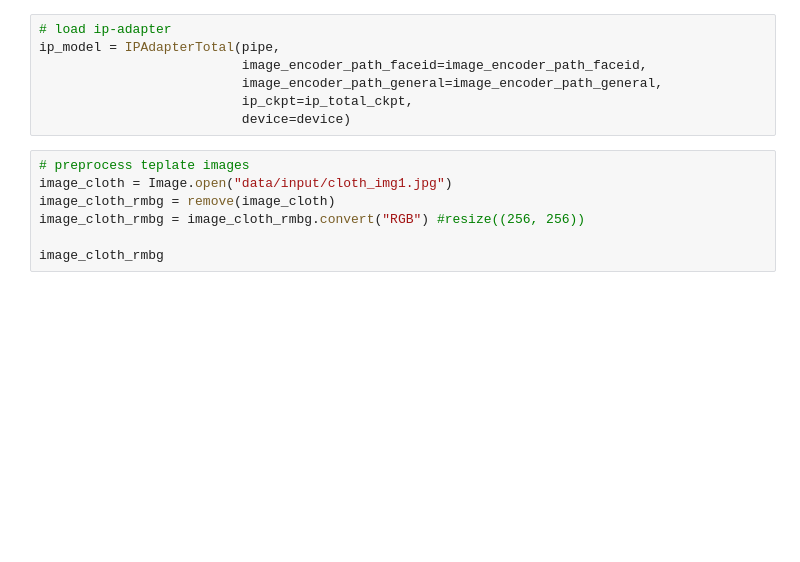
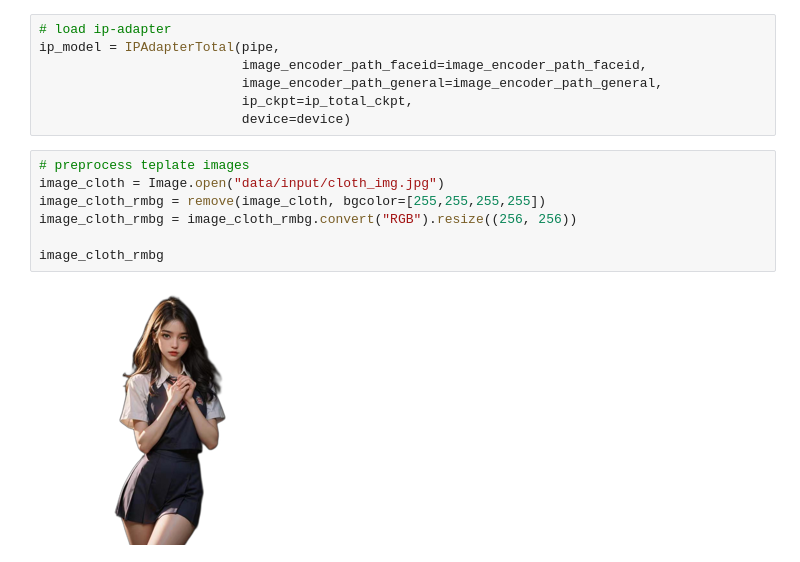
Before and after one commit to Victcode/AAA, a Jupyter notebook: aaa_demo.ipynb, the cells around one changed output. Cells and saved outputs as stored; diff of their text form; blank space fills up the shorter version.

```diff
--- a/aaa_demo.ipynb
+++ b/aaa_demo.ipynb
@@ -56,11 +59,13 @@ ip_model = IPAdapterTotal(pipe,
                           device=device)
 # %%
 # preprocess teplate images
-image_cloth = Image.open("data/input/cloth_img1.jpg")
-image_cloth_rmbg = remove(image_cloth)
-image_cloth_rmbg = image_cloth_rmbg.convert("RGB") #resize((256, 256))
+image_cloth = Image.open("data/input/cloth_img.jpg")
+image_cloth_rmbg = remove(image_cloth, bgcolor=[255,255,255,255])
+image_cloth_rmbg = image_cloth_rmbg.convert("RGB").resize((256, 256))
 
 image_cloth_rmbg
+# %% [output]
+[figure, added]
 # %%
 # preprocess face image
 face_app = FaceAnalysis(name="buffalo_l", providers=['CUDAExecutionProvider', 'CPUExecutionProvider'])
```
Also changed, not shown: parts of 4 cells of this notebook, 3 other files.
